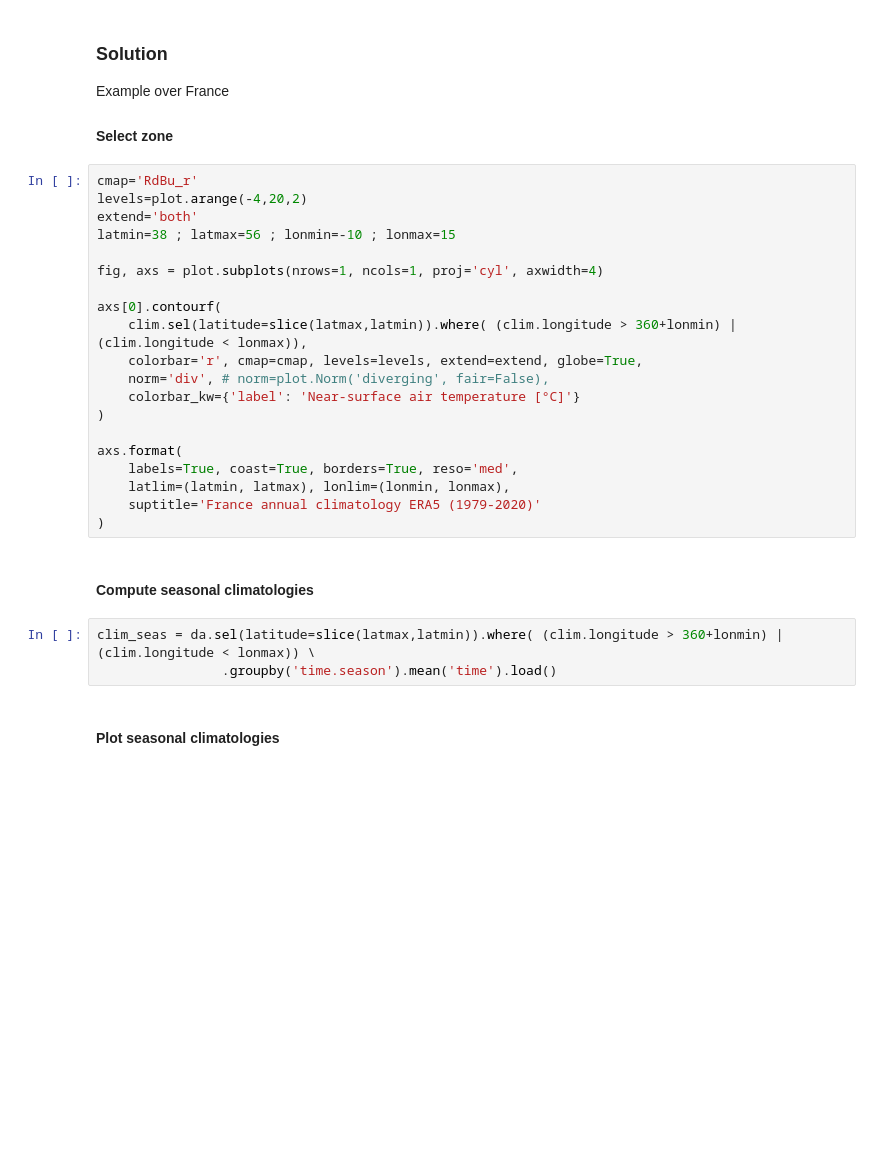
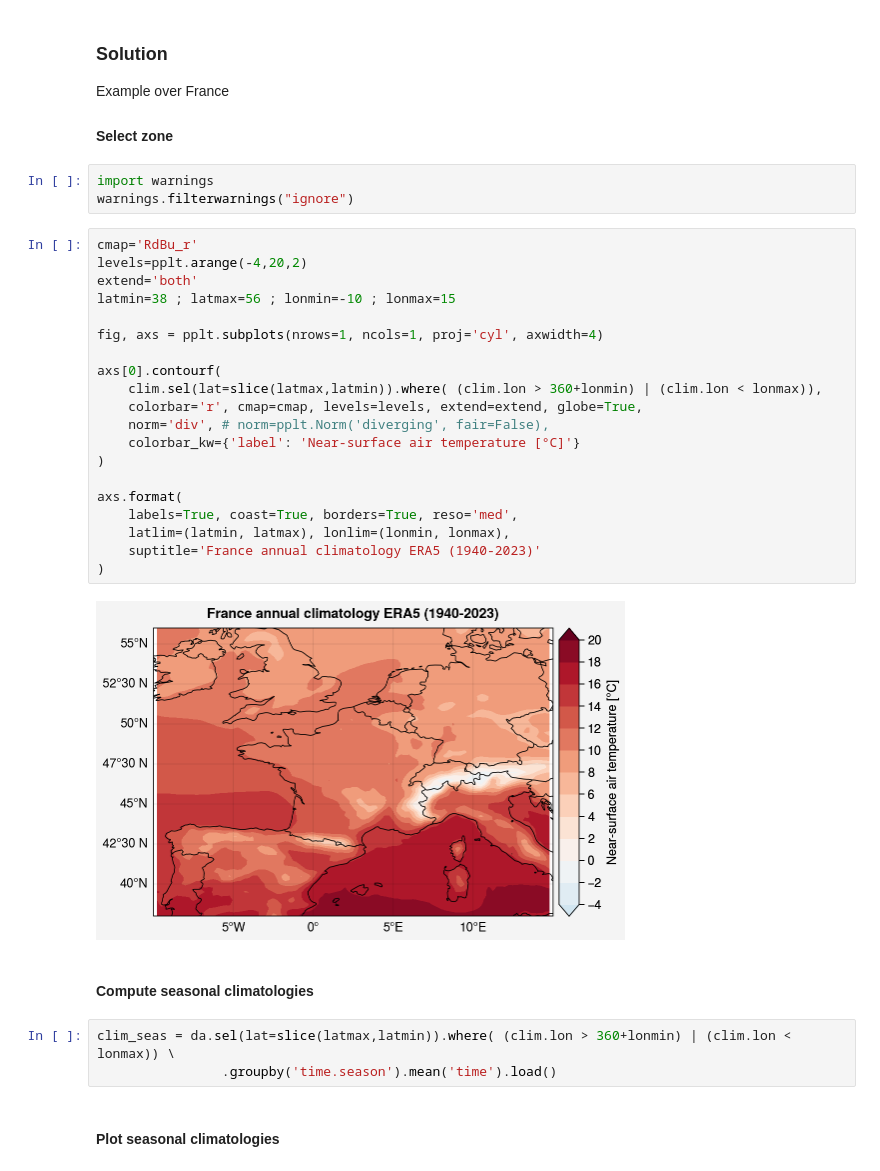
Before and after one commit to mickaellalande/Numerilab, a Jupyter notebook: 02_ERA5.ipynb, the cells around one changed output. Drawn from its saved outputs; the diff is of its cells as text; blank space fills up the shorter version.

```diff
--- a/02_ERA5.ipynb
+++ b/02_ERA5.ipynb
@@ -190,30 +420,35 @@ Also note that the latitudes are in descending order. So you have to reverse the
 Example over France
 
 #### Select zone
+# %%
+import warnings
+warnings.filterwarnings("ignore")
 # %%
 cmap='RdBu_r'
-levels=plot.arange(-4,20,2)
+levels=pplt.arange(-4,20,2)
 extend='both'
 latmin=38 ; latmax=56 ; lonmin=-10 ; lonmax=15
 
-fig, axs = plot.subplots(nrows=1, ncols=1, proj='cyl', axwidth=4)
+fig, axs = pplt.subplots(nrows=1, ncols=1, proj='cyl', axwidth=4)
 
 axs[0].contourf(
-    clim.sel(latitude=slice(latmax,latmin)).where( (clim.longitude > 360+lonmin) | (clim.longitude < lonmax)),
+    clim.sel(lat=slice(latmax,latmin)).where( (clim.lon > 360+lonmin) | (clim.lon < lonmax)),
     colorbar='r', cmap=cmap, levels=levels, extend=extend, globe=True,
-    norm='div', # norm=plot.Norm('diverging', fair=False),
+    norm='div', # norm=pplt.Norm('diverging', fair=False),
     colorbar_kw={'label': 'Near-surface air temperature [°C]'}
 )
 
 axs.format(
     labels=True, coast=True, borders=True, reso='med',
     latlim=(latmin, latmax), lonlim=(lonmin, lonmax),
-    suptitle='France annual climatology ERA5 (1979-2020)'
+    suptitle='France annual climatology ERA5 (1940-2023)'
 )
+# %% [output]
+[figure, added]
 # %% [markdown]
 #### Compute seasonal climatologies
 # %%
-clim_seas = da.sel(latitude=slice(latmax,latmin)).where( (clim.longitude > 360+lonmin) | (clim.longitude < lonmax)) \
+clim_seas = da.sel(lat=slice(latmax,latmin)).where( (clim.lon > 360+lonmin) | (clim.lon < lonmax)) \
                 .groupby('time.season').mean('time').load()
 # %% [markdown]
 #### Plot seasonal climatologies
```
Also changed, not shown: parts of 37 cells of this notebook, 4 other files.
